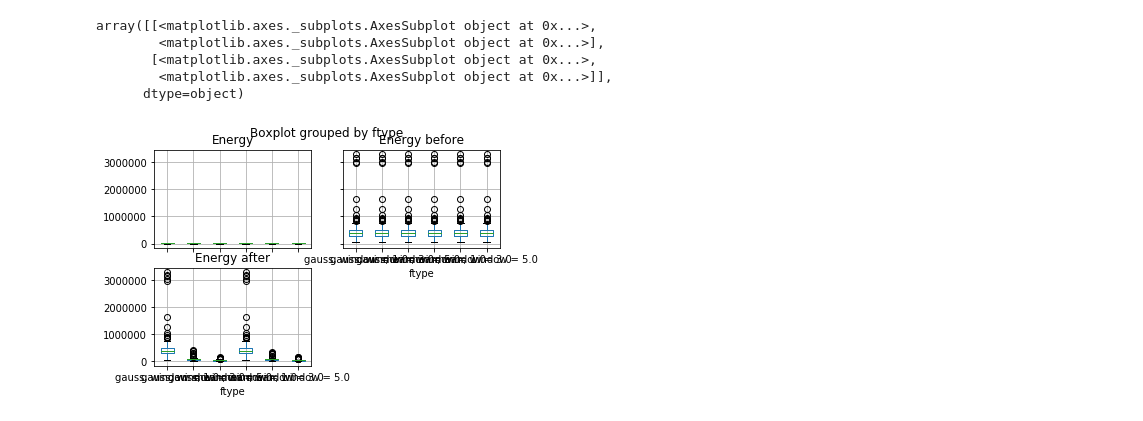
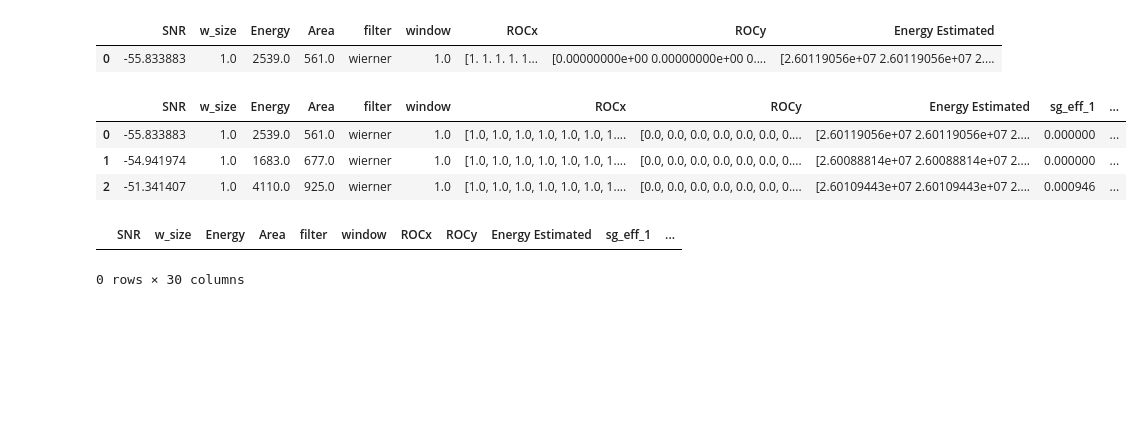
Before and after one commit to Gui1402/filtering_cygnus, a Jupyter notebook: notebooks/filter_analysis.ipynb, the cells around one changed output. Saved outputs shown, nothing was run; the diff lists cells and outputs as text; code cells hidden in the pictures; blank space fills up the shorter version.

Commit message:
Getting results
I've been evaluation filters performance using metrics like background rejection and signal detection. The main goal of this notebook is to develop a tool to analyze those results.

```diff
--- a/notebooks/filter_analysis.ipynb
+++ b/notebooks/filter_analysis.ipynb
@@ -93,18 +0,0 @@ values = list(df.groupby(by=['image_num','filter']))
-# %%
-for i in range(0,len(values)):
-    aux = values[i][1]
-    aux['delta_AUC'] = np.pad(np.diff(aux['AUC']),(1,0),'constant')
-    aux['delta_AUC_cumulative'] = aux['delta_AUC'].cumsum()
-    aux['delta_SNR'] = np.pad(np.diff(aux['SNR']),(1,0),'constant')
-    aux['delta_SNR_cumulative'] = aux['delta_SNR'].cumsum()
-    aux['delta_bg_rej'] = np.pad(np.diff(aux['bg_rej']),(1,0),'constant')
-    aux['delta_bg_rej_cumulative'] = aux['delta_bg_rej'].cumsum()
-    aux['delta_bg_rej_1.5'] = np.pad(np.diff(aux['bg_rej_1.5']),(1,0),'constant')
-    aux['delta_bg_rej_1.5_cumulative'] = aux['delta_bg_rej_1.5'].cumsum()
-    aux = aux[columns]
-    frames = [dfObj,aux]
-    dfObj = pd.concat(frames)
-# %%
-df = dfObj
-df['Intensity mean'] = df['Sum_Contrast']/df['Area']
-df.head()
@@ -221,10 +0,0 @@ df_filt[['image_num','Energy','Energy before','Energy after','ftype']].head()
-# %%
-df_plot = df_filt[['image_num','Energy','Energy after','ftype']]
-df_plot.boxplot(column=['Energy','Energy before','Energy after'], by='ftype')
-# %% [output]
-array([[<matplotlib.axes._subplots.AxesSubplot object at 0x...>,
-        <matplotlib.axes._subplots.AxesSubplot object at 0x...>],
-       [<matplotlib.axes._subplots.AxesSubplot object at 0x...>,
-        <matplotlib.axes._subplots.AxesSubplot object at 0x...>]],
-      dtype=object)
-[figure, removed]
@@ -232,0 +54,6 @@ sns.boxplot(x="a", hue="b", y="c", data=df_long)
+# %%
+df = pd.read_csv('result_5.csv')
+df.head(1)
+# %% [output]
+|  | SNR | w_size | Energy | Area | filter | window | ROCx | ROCy | Energy Estimated |
+| 0 | -55.833883 | 1.0 | 2539.0 | 561.0 | wierner | 1.0 | [1. 1. 1. 1. 1... | [0.00000000e+00 0.00000000e+00 0.... | [2.60119056e+07 2.60119056e+07 2.... |
@@ -232,0 +63,27 @@ sns.boxplot(x="a", hue="b", y="c", data=df_long)
+# %%
+t_values    = [1,1.5,2]
+new_sg_columns = ['sg_eff_'+str(i) for i in t_values]
+new_bg_columns = ['bg_eff_'+str(i) for i in t_values]
+auc,sg,bg,_ = roc_params(df['ROCx'], df['ROCy'],[1,1.5,2])
+efficiency_df = pd.DataFrame(np.append(sg,bg,axis = 1), columns=new_sg_columns+new_bg_columns)
+df = pd.concat([df,efficiency_df],axis = 1)
+# %%
+index = list(range(0,100))
+n_size = df.shape[0]//100
+indexes = n_size*index
+df['image_num'] = indexes
+df.head(3)
+# %% [output]
+|  | SNR | w_size | Energy | Area | filter | window | ROCx | ROCy | Energy Estimated | sg_eff_1 | ... |
+| 0 | -55.833883 | 1.0 | 2539.0 | 561.0 | wierner | 1.0 | [1.0, 1.0, 1.0, 1.0, 1.0, 1.0, 1.... | [0.0, 0.0, 0.0, 0.0, 0.0, 0.0, 0.... | [2.60119056e+07 2.60119056e+07 2.... | 0.000000 | ... |
+| 1 | -54.941974 | 1.0 | 1683.0 | 677.0 | wierner | 1.0 | [1.0, 1.0, 1.0, 1.0, 1.0, 1.0, 1.... | [0.0, 0.0, 0.0, 0.0, 0.0, 0.0, 0.... | [2.60088814e+07 2.60088814e+07 2.... | 0.000000 | ... |
+| 2 | -51.341407 | 1.0 | 4110.0 | 925.0 | wierner | 1.0 | [1.0, 1.0, 1.0, 1.0, 1.0, 1.0, 1.... | [0.0, 0.0, 0.0, 0.0, 0.0, 0.0, 0.... | [2.60109443e+07 2.60109443e+07 2.... | 0.000946 | ... |
+# %%
+deltas = ['delta_' + st for st in list(efficiency_df.columns) + ['SNR']]
+cumulatives = [i + '_cumulative' for i in deltas]
+columns = list(df.columns) + deltas + cumulatives
+dfObj = pd.DataFrame(columns=columns)
+dfObj
+# %% [output]
+|  | SNR | w_size | Energy | Area | filter | window | ROCx | ROCy | Energy Estimated | sg_eff_1 | ... |
+0 rows × 30 columns
```
Also changed, not shown: parts of 31 cells of this notebook.
